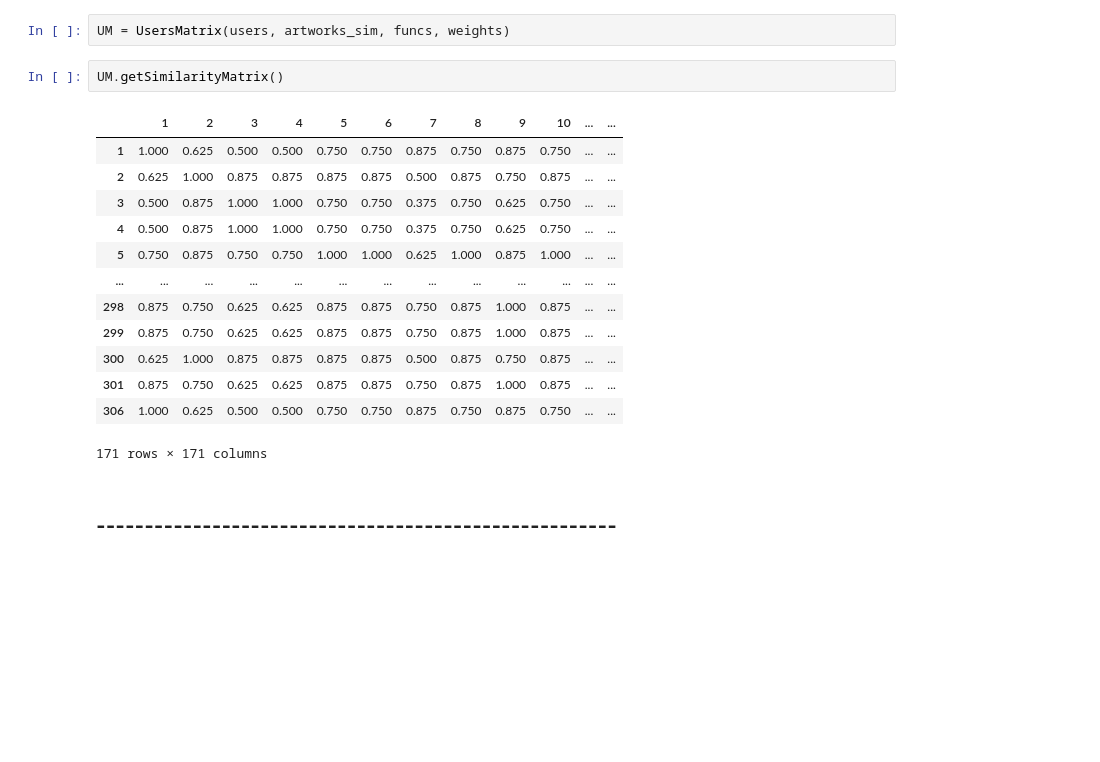
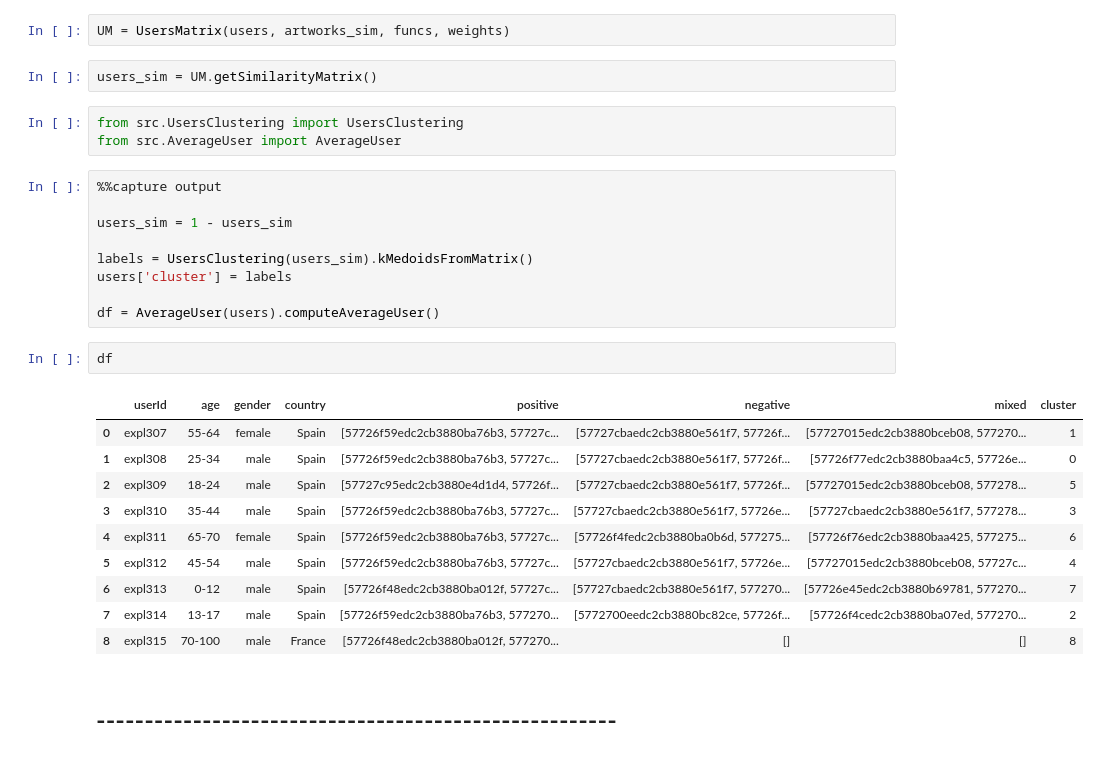
Before and after one commit to AlbertoGarciaDomenech/Comunidades-en-museos, a Jupyter notebook: Interfaz.ipynb, the cells around one changed output. Drawn from its saved outputs; the diff is of its cells as text; blank space fills up the shorter version.

```diff
--- a/Interfaz.ipynb
+++ b/Interfaz.ipynb
@@ -39,20 +30,31 @@ weights.update({'age' : 0.5, 'gender' : 0.2, 'country' : 0.3, 'positive' : 0.4,
 # %%
 UM = UsersMatrix(users, artworks_sim, funcs, weights)
 # %%
-UM.getSimilarityMatrix()
+users_sim = UM.getSimilarityMatrix()
-# %% [output]
-|  | 1 | 2 | 3 | 4 | 5 | 6 | 7 | 8 | 9 | 10 | ... | ... |
-| 1 | 1.000 | 0.625 | 0.500 | 0.500 | 0.750 | 0.750 | 0.875 | 0.750 | 0.875 | 0.750 | ... | ... |
-| 2 | 0.625 | 1.000 | 0.875 | 0.875 | 0.875 | 0.875 | 0.500 | 0.875 | 0.750 | 0.875 | ... | ... |
-| 3 | 0.500 | 0.875 | 1.000 | 1.000 | 0.750 | 0.750 | 0.375 | 0.750 | 0.625 | 0.750 | ... | ... |
-| 4 | 0.500 | 0.875 | 1.000 | 1.000 | 0.750 | 0.750 | 0.375 | 0.750 | 0.625 | 0.750 | ... | ... |
-| 5 | 0.750 | 0.875 | 0.750 | 0.750 | 1.000 | 1.000 | 0.625 | 1.000 | 0.875 | 1.000 | ... | ... |
-| ... | ... | ... | ... | ... | ... | ... | ... | ... | ... | ... | ... | ... |
-| 298 | 0.875 | 0.750 | 0.625 | 0.625 | 0.875 | 0.875 | 0.750 | 0.875 | 1.000 | 0.875 | ... | ... |
-| 299 | 0.875 | 0.750 | 0.625 | 0.625 | 0.875 | 0.875 | 0.750 | 0.875 | 1.000 | 0.875 | ... | ... |
-| 300 | 0.625 | 1.000 | 0.875 | 0.875 | 0.875 | 0.875 | 0.500 | 0.875 | 0.750 | 0.875 | ... | ... |
-| 301 | 0.875 | 0.750 | 0.625 | 0.625 | 0.875 | 0.875 | 0.750 | 0.875 | 1.000 | 0.875 | ... | ... |
-| 306 | 1.000 | 0.625 | 0.500 | 0.500 | 0.750 | 0.750 | 0.875 | 0.750 | 0.875 | 0.750 | ... | ... |
-171 rows × 171 columns
+# %%
+from src.UsersClustering import UsersClustering
+from src.AverageUser import AverageUser
+# %%
+%%capture output
+
+users_sim = 1 - users_sim
+
+labels = UsersClustering(users_sim).kMedoidsFromMatrix()
+users['cluster'] = labels
+
+df = AverageUser(users).computeAverageUser()
+# %%
+df
+# %% [output]
+|  | userId | age | gender | country | positive | negative | mixed | cluster |
+| 0 | expl307 | 55-64 | female | Spain | [57726f59edc2cb3880ba76b3, 57727c... | [57727cbaedc2cb3880e561f7, 57726f... | [57727015edc2cb3880bceb08, 577270... | 1 |
+| 1 | expl308 | 25-34 | male | Spain | [57726f59edc2cb3880ba76b3, 57727c... | [57727cbaedc2cb3880e561f7, 57726f... | [57726f77edc2cb3880baa4c5, 57726e... | 0 |
+| 2 | expl309 | 18-24 | male | Spain | [57727c95edc2cb3880e4d1d4, 57726f... | [57727cbaedc2cb3880e561f7, 57726f... | [57727015edc2cb3880bceb08, 577278... | 5 |
+| 3 | expl310 | 35-44 | male | Spain | [57726f59edc2cb3880ba76b3, 57727c... | [57727cbaedc2cb3880e561f7, 57726e... | [57727cbaedc2cb3880e561f7, 577278... | 3 |
+| 4 | expl311 | 65-70 | female | Spain | [57726f59edc2cb3880ba76b3, 57727c... | [57726f4fedc2cb3880ba0b6d, 577275... | [57726f76edc2cb3880baa425, 577275... | 6 |
+| 5 | expl312 | 45-54 | male | Spain | [57726f59edc2cb3880ba76b3, 57727c... | [57727cbaedc2cb3880e561f7, 57726e... | [57727015edc2cb3880bceb08, 57727c... | 4 |
+| 6 | expl313 | 0-12 | male | Spain | [57726f48edc2cb3880ba012f, 57727c... | [57727cbaedc2cb3880e561f7, 577270... | [57726e45edc2cb3880b69781, 577270... | 7 |
+| 7 | expl314 | 13-17 | male | Spain | [57726f59edc2cb3880ba76b3, 577270... | [5772700eedc2cb3880bc82ce, 57726f... | [57726f4cedc2cb3880ba07ed, 577270... | 2 |
+| 8 | expl315 | 70-100 | male | France | [57726f48edc2cb3880ba012f, 577270... | [] | [] | 8 |
 # %% [markdown]
 # ------------------------------------------------------
```
Also changed, not shown: parts of 17 cells of this notebook.
